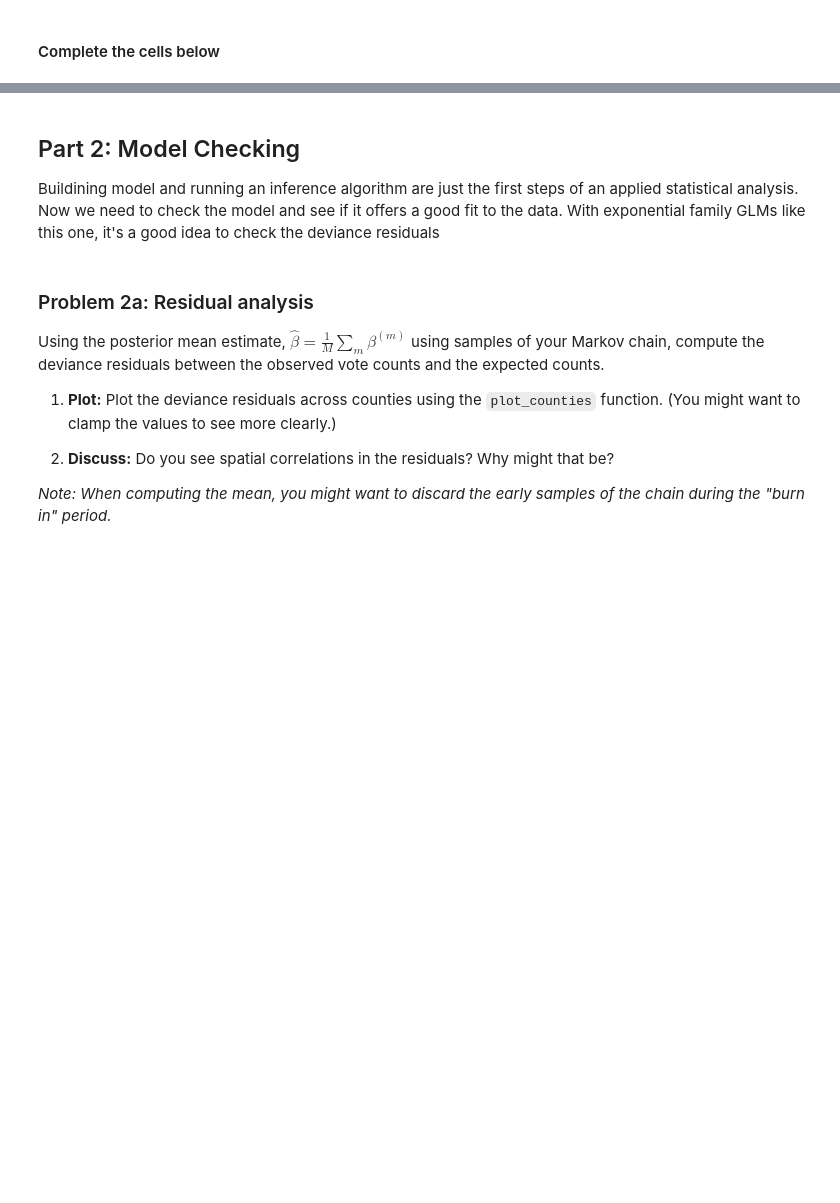
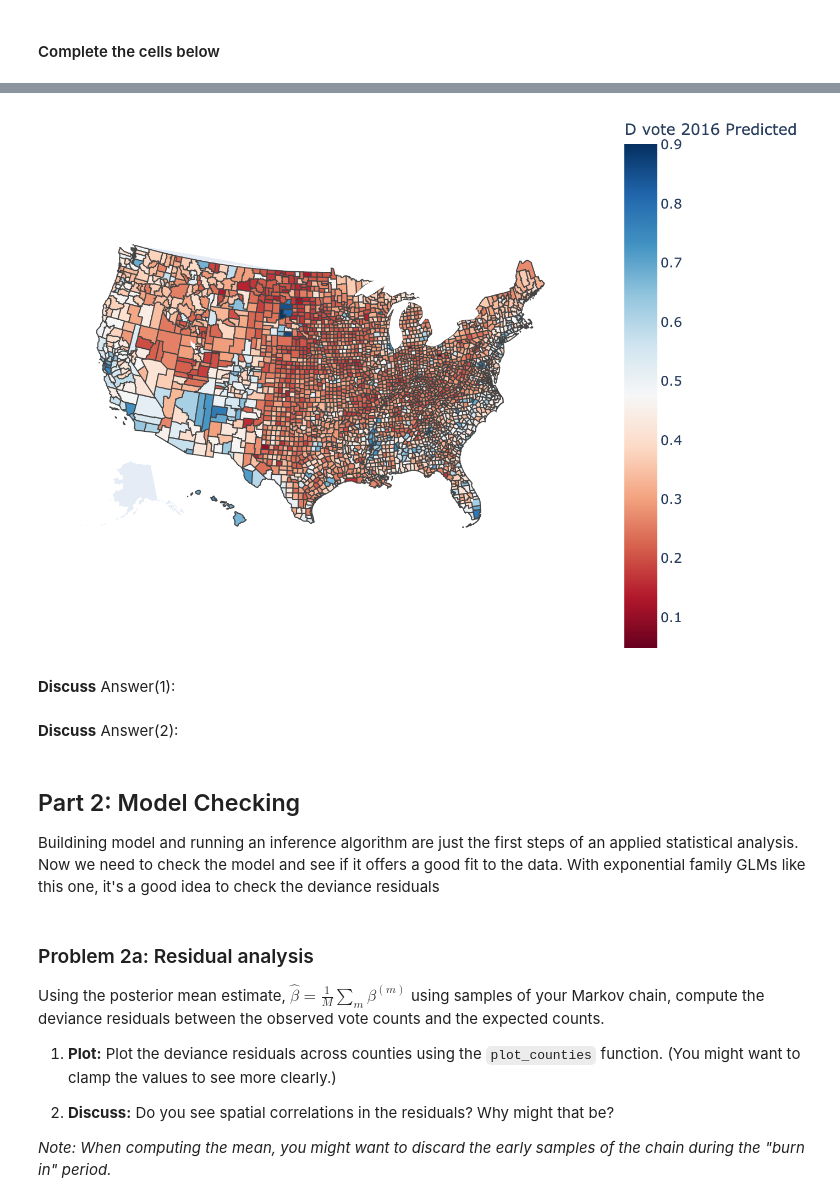
Before and after one commit to Zane-Liao/stats305b, a Jupyter notebook: hw2.ipynb, the cells around one changed output, grey strips where cells are left out. Drawn from its saved outputs; the diff is of its cells as text; code cells hidden in the pictures; blank space fills up the shorter version.

```diff
--- a/hw2.ipynb
+++ b/hw2.ipynb
@@ -702,6 +743,19 @@ glm_samples = glm.gibbs(y, N, X,
 # %%
 # Plot the predicted probabilities of D votes across counties
 # TODO
+p_beta_samples = glm_samples["betas"][20:, :] # range
+p_beta_s_mean = p_beta_samples.mean(dim=0)
+pre_probability = torch.sigmoid(X @ p_beta_s_mean)
+plot_counties(responses.fips,
+              pre_probability,
+              label="D vote 2016 Predicted",
+              interactive=False)
+# %% [output]
+[figure, added]
+# %% [markdown]
+**Discuss** Answer(1):
+# %% [markdown]
+**Discuss** Answer(2):
 # %% [markdown]
 ## Part 2: Model Checking
 
```
Also changed, not shown: parts of 11 cells of this notebook.
